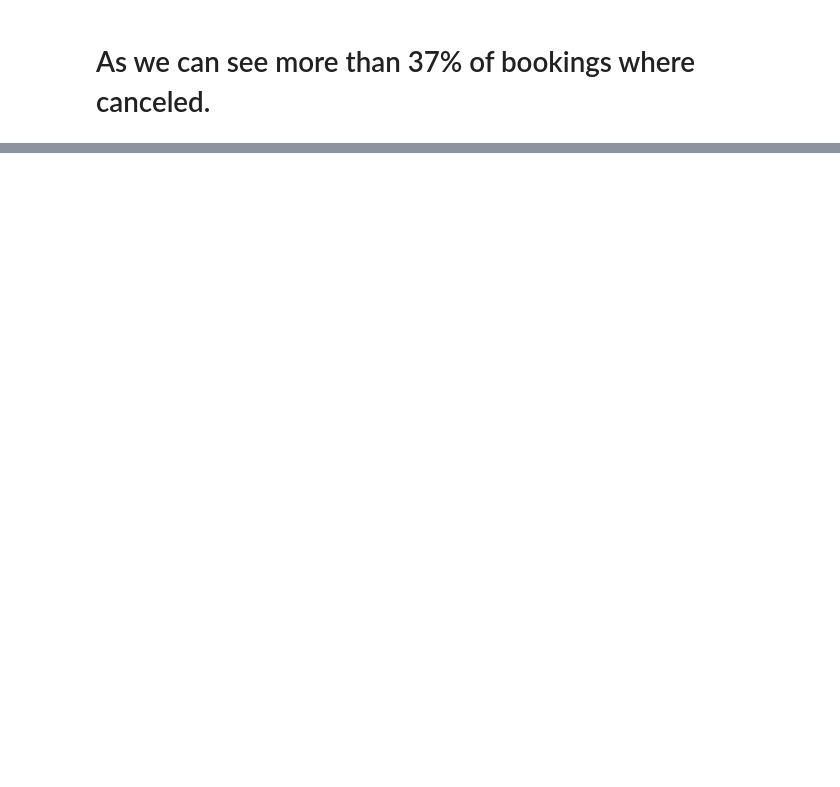
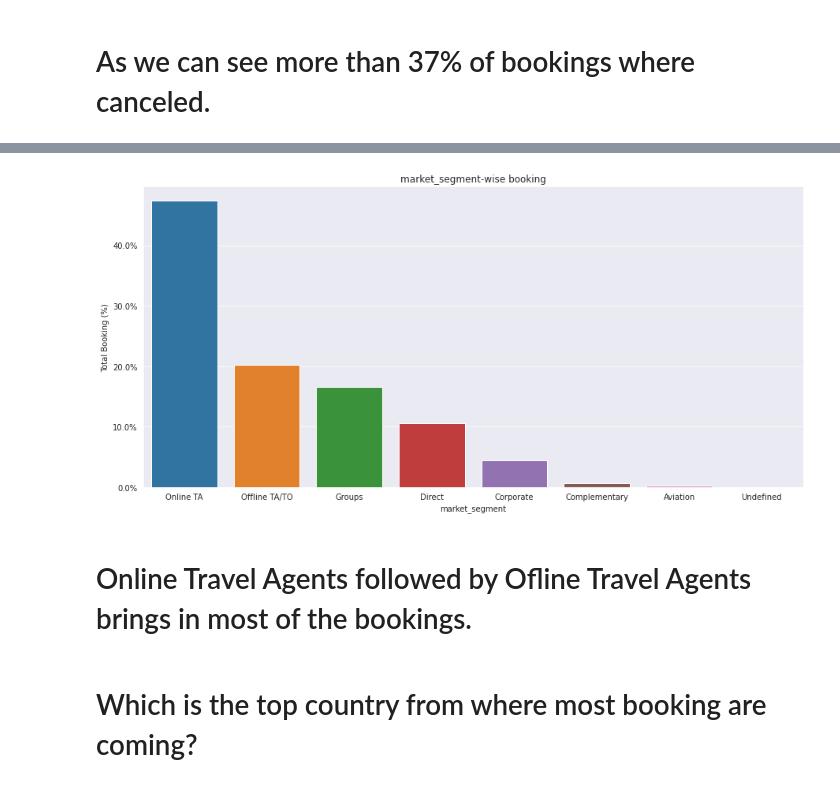
Before and after one commit to ganeshghadge2772/Hotel_Booking, a Jupyter notebook: Hotel_Booking_ipyn.ipynb, the cells around one changed output, grey strips where cells are left out. Drawn from its saved outputs; the diff is of its cells as text; code cells hidden in the pictures; blank space fills up the shorter version.

```diff
--- a/Hotel_Booking_ipyn.ipynb
+++ b/Hotel_Booking_ipyn.ipynb
@@ -218,0 +275,26 @@ plt.show()
+# %%
+# creating a function get_count
+
+
+def get_count(series, limit=None):
+
+    if limit != None:
+        series = series.value_counts()[:limit]
+    else:
+        series = series.value_counts()
+
+    x = series.index
+    y = series/series.sum()*100
+
+    return x.values,y.values
+# %%
+# plot bar chart
+
+x,y = get_count(df['market_segment'])
+plot(x,y, x_label='market_segment', y_label='Total Booking (%)', title='market_segment-wise booking', figsize=(15,7))
+# %% [output]
+[figure, added]
+# %% [markdown]
+# Online Travel Agents followed by Ofline Travel Agents brings in most of the bookings.
+# %% [markdown]
+# Which is the top country from where most booking are coming?
```
Also changed, not shown: parts of 12 cells of this notebook.
